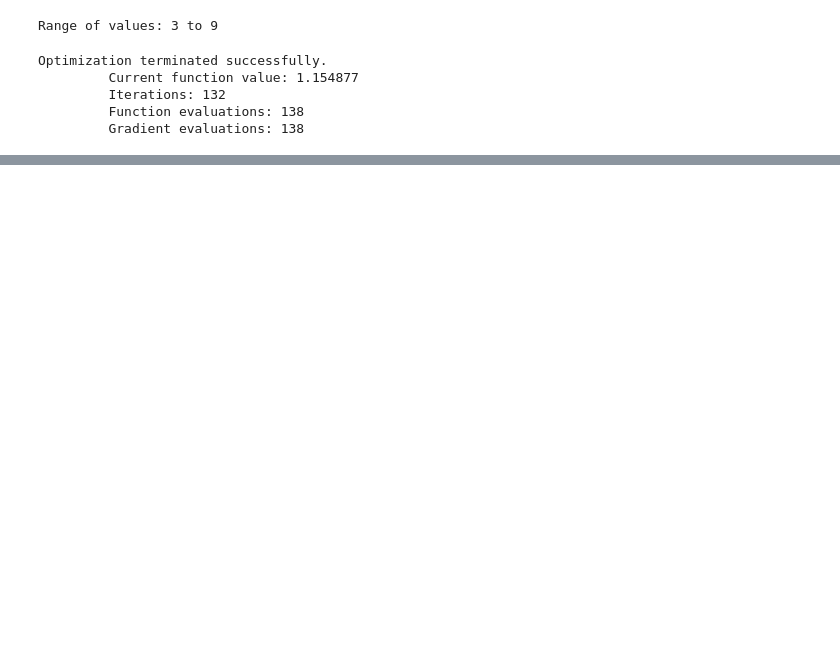
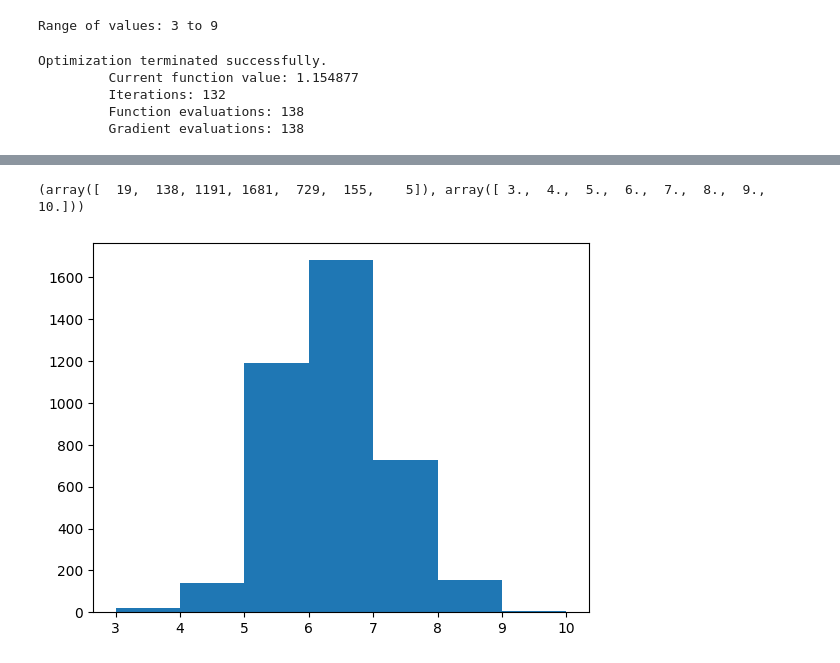
Before and after one commit to Rahuboy/regression-exploration, a Jupyter notebook: Problem2/Reg.ipynb, the cells around one changed output, grey strips where cells are left out. Drawn from its saved outputs; the diff is of its cells as text; code cells hidden in the pictures; blank space fills up the shorter version.

```diff
--- a/Problem2/Reg.ipynb
+++ b/Problem2/Reg.ipynb
@@ -120,0 +183,7 @@ Correct Predictions: 553 out of 980
+# %%
+plt.hist(y_train, bins=7, range=(3, 10))
+print(np.histogram(y_train, bins=7, range=(3, 10)))
+plt.show()
+# %% [output]
+(array([  19,  138, 1191, 1681,  729,  155,    5]), array([ 3.,  4.,  5.,  6.,  7.,  8.,  9., 10.]))
+[figure, added]
```
Also changed, not shown: parts of 12 cells of this notebook, 5 other files.
